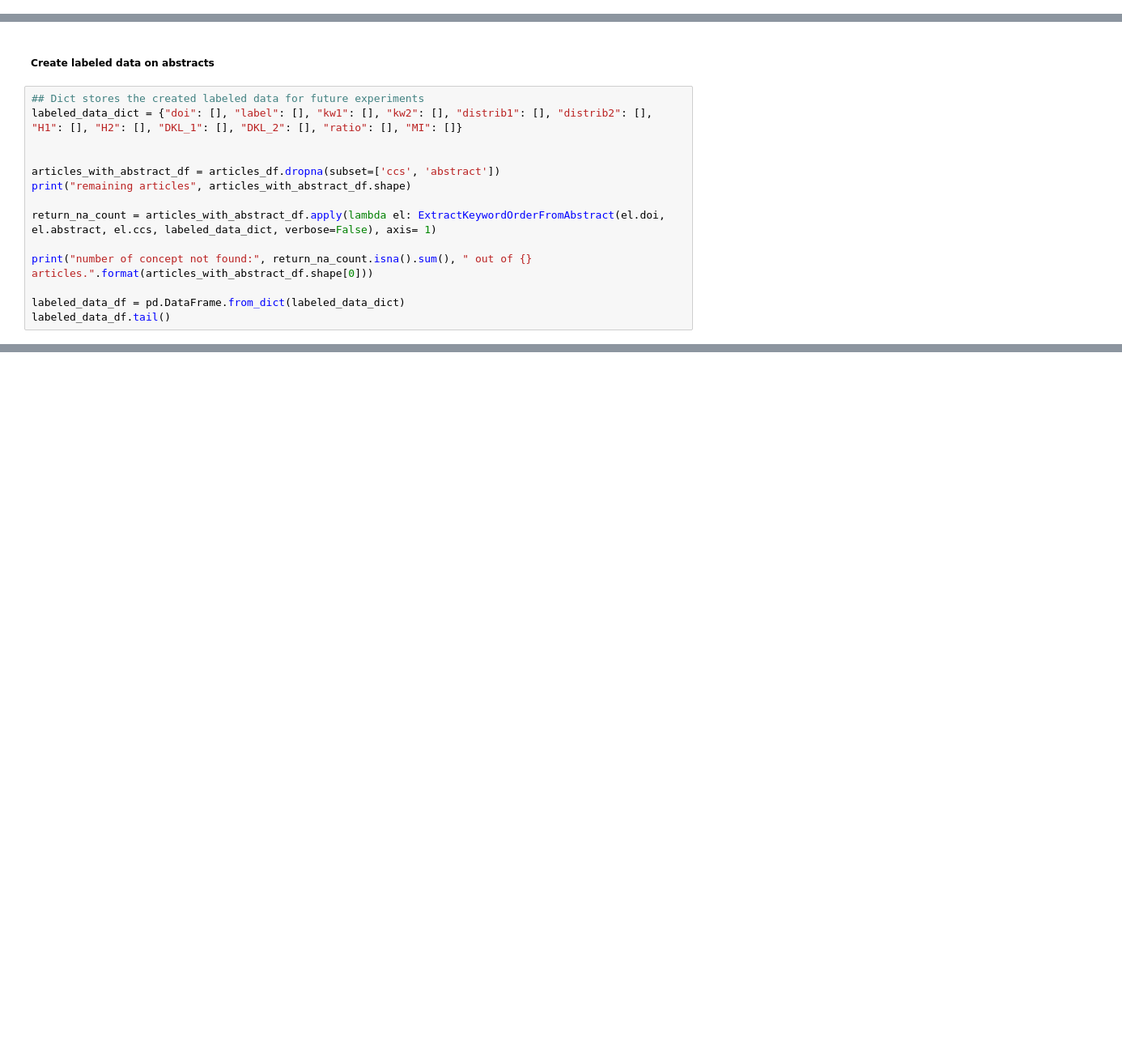
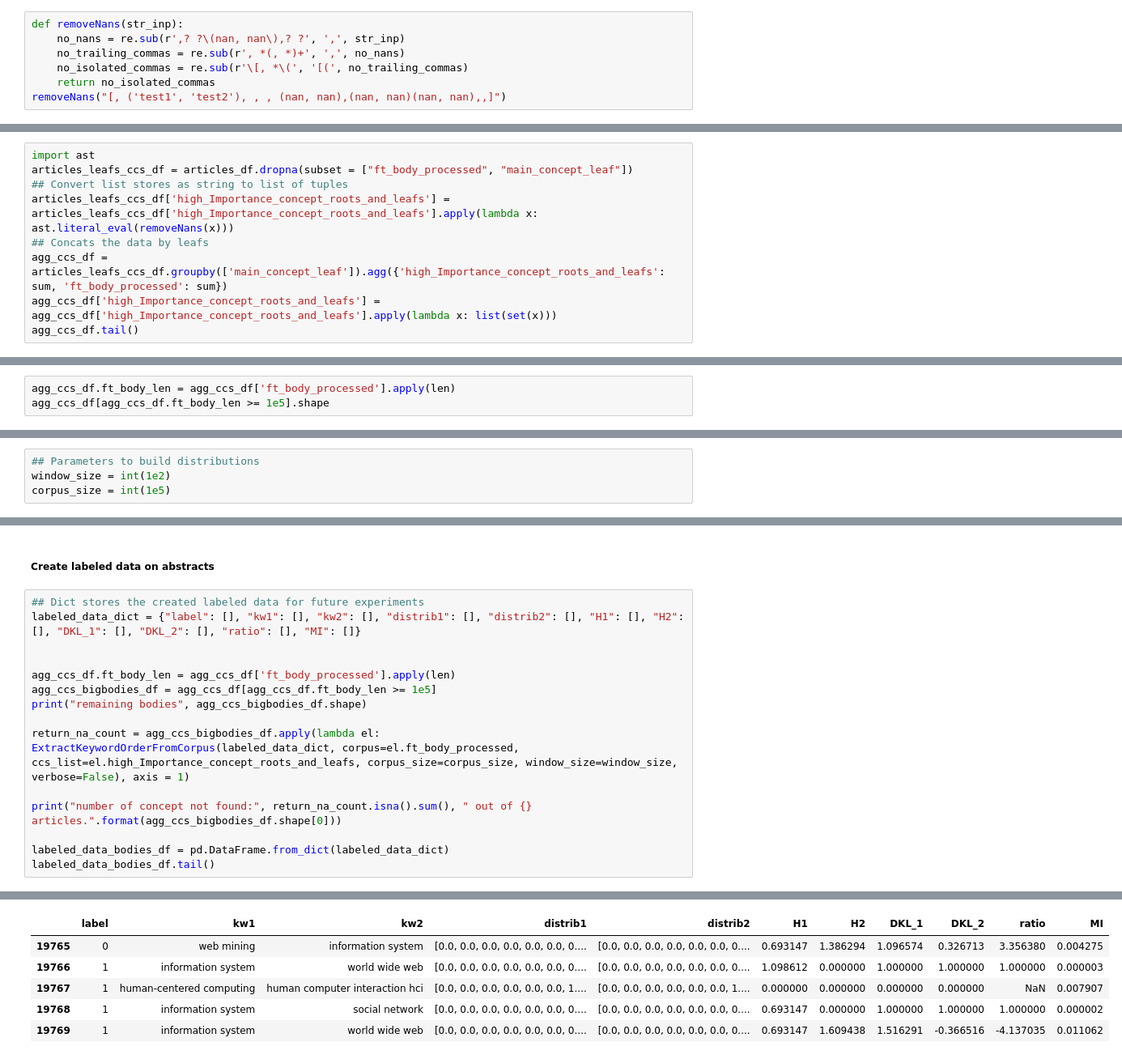
Before and after one commit to Learningchipmunk/Keywords-Ordering, a Jupyter notebook: Keywords Ordering Experiment.ipynb, the cells around one changed output, grey strips where cells are left out. Shown at 81% size. Cells and saved outputs as stored; diff of their text form; blank space fills up the shorter version.

```diff
--- a/Keywords Ordering Experiment.ipynb
+++ b/Keywords Ordering Experiment.ipynb
@@ -41,0 +50,7 @@ articles_df.tail()
+# %%
+def removeNans(str_inp):
+    no_nans = re.sub(r',? ?\(nan, nan\),? ?', ',', str_inp)
+    no_trailing_commas = re.sub(r', *(, *)+', ',', no_nans)
+    no_isolated_commas = re.sub(r'\[, *\(', '[(', no_trailing_commas)
+    return no_isolated_commas
+removeNans("[, ('test1', 'test2'), , , (nan, nan),(nan, nan)(nan, nan),,]")
@@ -41,0 +59,9 @@ articles_df.tail()
+# %%
+import ast
+articles_leafs_ccs_df = articles_df.dropna(subset = ["ft_body_processed", "main_concept_leaf"])
+## Convert list stores as string to list of tuples
+articles_leafs_ccs_df['high_Importance_concept_roots_and_leafs'] = articles_leafs_ccs_df['high_Importance_concept_roots_and_leafs'].apply(lambda x: ast.literal_eval(removeNans(x)))
+## Concats the data by leafs
+agg_ccs_df = articles_leafs_ccs_df.groupby(['main_concept_leaf']).agg({'high_Importance_concept_roots_and_leafs': sum, 'ft_body_processed': sum})
+agg_ccs_df['high_Importance_concept_roots_and_leafs'] = agg_ccs_df['high_Importance_concept_roots_and_leafs'].apply(lambda x: list(set(x)))
+agg_ccs_df.tail()
@@ -41,0 +89,3 @@ articles_df.tail()
+# %%
+agg_ccs_df.ft_body_len = agg_ccs_df['ft_body_processed'].apply(len)
+agg_ccs_df[agg_ccs_df.ft_body_len >= 1e5].shape
@@ -42 +94,5 @@ articles_df.tail()
+# %%
+## Parameters to build distributions
+window_size = int(1e2)
+corpus_size = int(1e5)
 # %%
@@ -247,15 +212,17 @@ print(len(res_1), res_1)
 ##### Create labeled data on abstracts
 # %%
 ## Dict stores the created labeled data for future experiments
-labeled_data_dict = {"doi": [], "label": [], "kw1": [], "kw2": [], "distrib1": [], "distrib2": [], "H1": [], "H2": [], "DKL_1": [], "DKL_2": [], "ratio": [], "MI": []}
+labeled_data_dict = {"label": [], "kw1": [], "kw2": [], "distrib1": [], "distrib2": [], "H1": [], "H2": [], "DKL_1": [], "DKL_2": [], "ratio": [], "MI": []}
 
 
-articles_with_abstract_df = articles_df.dropna(subset=['ccs', 'abstract'])
-print("remaining articles", articles_with_abstract_df.shape)
+agg_ccs_df.ft_body_len = agg_ccs_df['ft_body_processed'].apply(len)
+agg_ccs_bigbodies_df = agg_ccs_df[agg_ccs_df.ft_body_len >= 1e5]
+print("remaining bodies", agg_ccs_bigbodies_df.shape)
 
-return_na_count = articles_with_abstract_df.apply(lambda el: ExtractKeywordOrderFromAbstract(el.doi, el.abstract, el.ccs, labeled_data_dict, verbose=False), axis= 1)
+return_na_count = agg_ccs_bigbodies_df.apply(lambda el: ExtractKeywordOrderFromCorpus(labeled_data_dict, corpus=el.ft_body_processed, ccs_list=el.high_Importance_concept_roots_and_leafs, corpus_size=corpus_size, window_size=window_size, verbose=False), axis = 1)
 
-print("number of concept not found:", return_na_count.isna().sum(), " out of {} articles.".format(articles_with_abstract_df.shape[0]))
+print("number of concept not found:", return_na_count.isna().sum(), " out of {} articles.".format(agg_ccs_bigbodies_df.shape[0]))
 
-labeled_data_df = pd.DataFrame.from_dict(labeled_data_dict)
-labeled_data_df.tail()
+labeled_data_bodies_df = pd.DataFrame.from_dict(labeled_data_dict)
+labeled_data_bodies_df.tail()
+# %% [output]
@@ -262 +230,7 @@ labeled_data_df.tail()
+|  | label | kw1 | kw2 | distrib1 | distrib2 | H1 | H2 | DKL_1 | DKL_2 | ratio | MI |
+| 19765 | 0 | web mining | information system | [0.0, 0.0, 0.0, 0.0, 0.0, 0.0, 0.... | [0.0, 0.0, 0.0, 0.0, 0.0, 0.0, 0.... | 0.693147 | 1.386294 | 1.096574 | 0.326713 | 3.356380 | 0.004275 |
+| 19766 | 1 | information system | world wide web | [0.0, 0.0, 0.0, 0.0, 0.0, 0.0, 0.... | [0.0, 0.0, 0.0, 0.0, 0.0, 0.0, 0.... | 1.098612 | 0.000000 | 1.000000 | 1.000000 | 1.000000 | 0.000003 |
+| 19767 | 1 | human-centered computing | human computer interaction hci | [0.0, 0.0, 0.0, 0.0, 0.0, 0.0, 1.... | [0.0, 0.0, 0.0, 0.0, 0.0, 0.0, 1.... | 0.000000 | 0.000000 | 0.000000 | 0.000000 | NaN | 0.007907 |
+| 19768 | 1 | information system | social network | [0.0, 0.0, 0.0, 0.0, 0.0, 0.0, 0.... | [0.0, 0.0, 0.0, 0.0, 0.0, 0.0, 0.... | 0.693147 | 0.000000 | 1.000000 | 1.000000 | 1.000000 | 0.000002 |
+| 19769 | 1 | information system | world wide web | [0.0, 0.0, 0.0, 0.0, 0.0, 0.0, 0.... | [0.0, 0.0, 0.0, 0.0, 0.0, 0.0, 0.... | 0.693147 | 1.609438 | 1.516291 | -0.366516 | -4.137035 | 0.011062 |
 # %%
```
Also changed, not shown: parts of 24 cells of this notebook, 1 other file.
